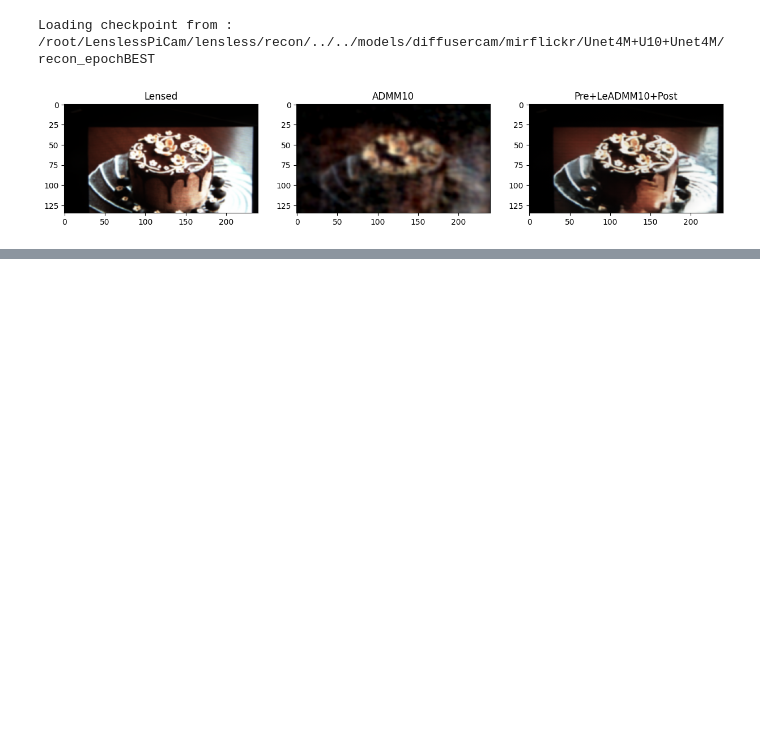
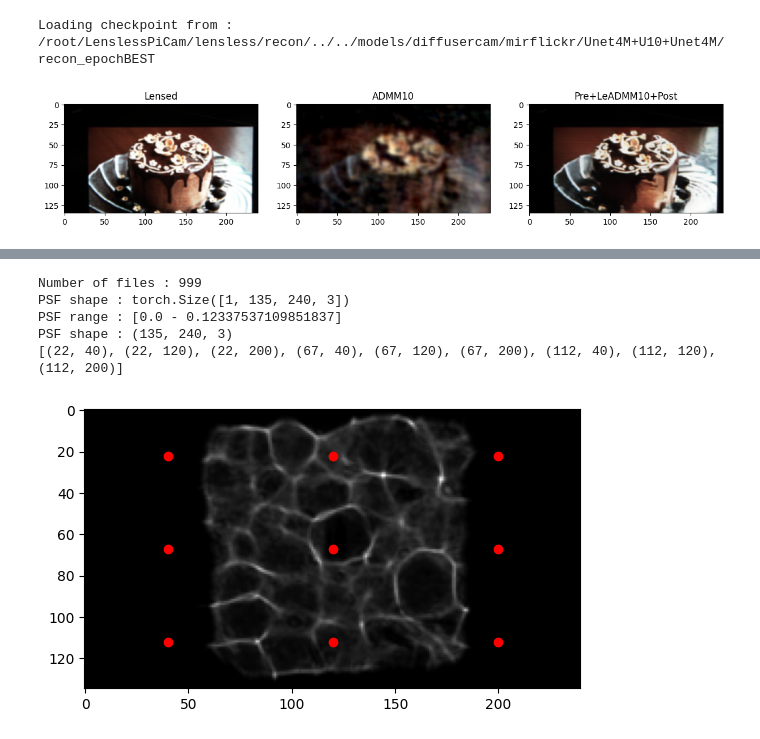
Before and after one commit to LCAV/LenslessPiCam, a Jupyter notebook: notebook/lenslesspicam_demo.ipynb, the cells around one changed output, grey strips where cells are left out. Saved outputs shown, nothing was run; the diff lists cells and outputs as text; code cells hidden in the pictures; blank space fills up the shorter version.

```diff
--- a/notebook/lenslesspicam_demo.ipynb
+++ b/notebook/lenslesspicam_demo.ipynb
@@ -464,0 +472,39 @@ axs[2].set_title("Pre+LeADMM10+Post");
+# %%
+import matplotlib.pyplot as plt
+from lensless.utils.plot import plot_image
+from lensless.utils.dataset import get_dataset
+
+CACHE_DIR = None   # path to download dataset, by default it is stored in ~/.cache/huggingface/datasets
+dataset = "diffusercam_mirflickr"
+
+# load test set
+test_set = get_dataset(
+    dataset_name=dataset,
+    split="test",
+    cache_dir=CACHE_DIR
+)
+print(f"PSF shape : {test_set.psf.shape}")
+print(f"PSF range : [{test_set.psf.min()} - {test_set.psf.max()}]")
+
+psf = test_set.psf.numpy().squeeze()   # drop extra dimension for depth
+
+# get centers of KxK patches
+K = 3
+Nx, Ny = psf.shape[:2]
+centers = []
+for i in range(K):
+    for j in range(K):
+        centers.append((int((i+0.5)*Nx/K), int((j+0.5)*Ny/K)))
+print("centers : ", centers)
+
+# plot centers as red dots
+ax = plot_image(psf, gamma=2)
+for center in centers:
+    ax.plot(center[1], center[0], 'ro')
+# %% [output]
+Number of files : 999
+PSF shape : torch.Size([1, 135, 240, 3])
+PSF range : [0.0 - 0.12337537109851837]
+PSF shape : (135, 240, 3)
+[(22, 40), (22, 120), (22, 200), (67, 40), (67, 120), (67, 200), (112, 40), (112, 120), (112, 200)]
+[figure, added]
```
Also changed, not shown: parts of 4 cells of this notebook, 1 other file.
